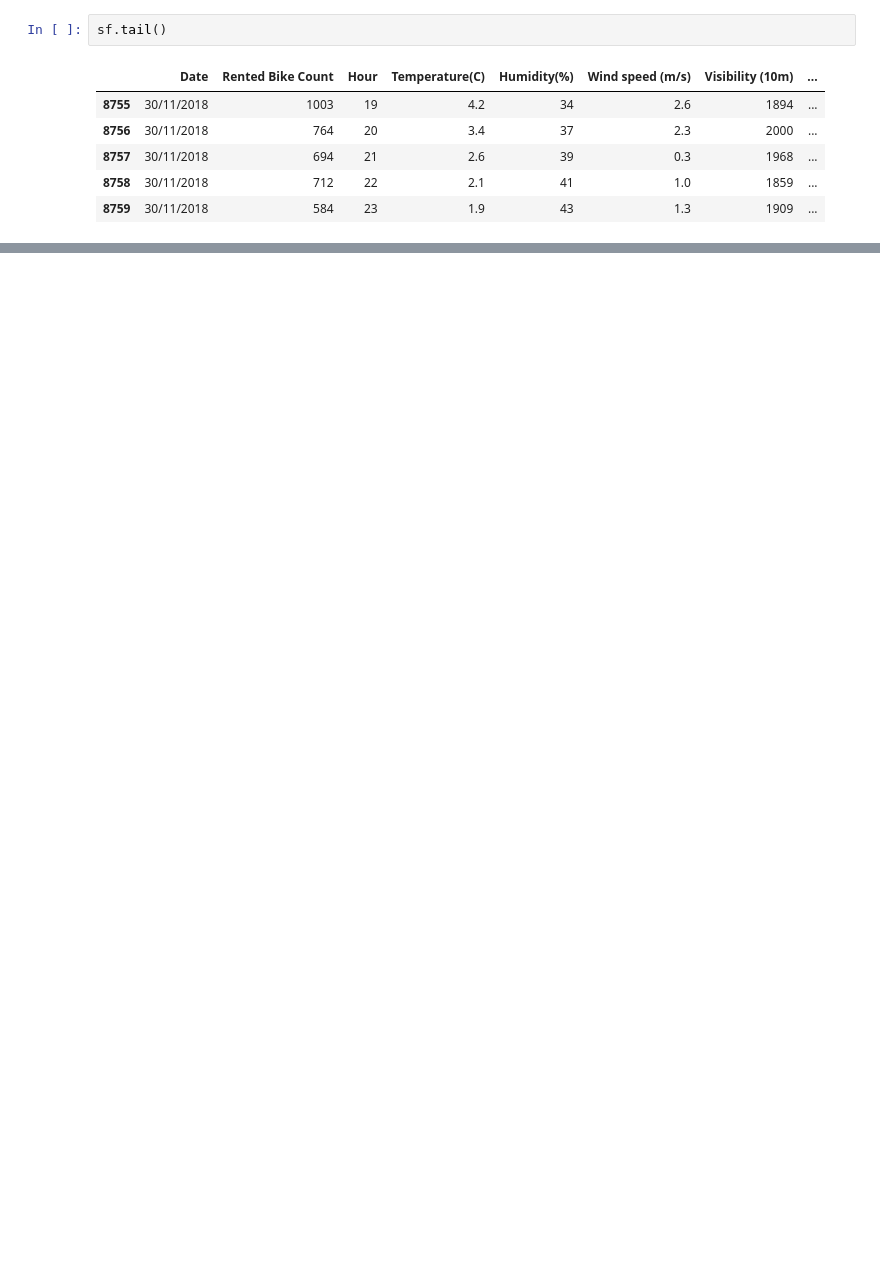
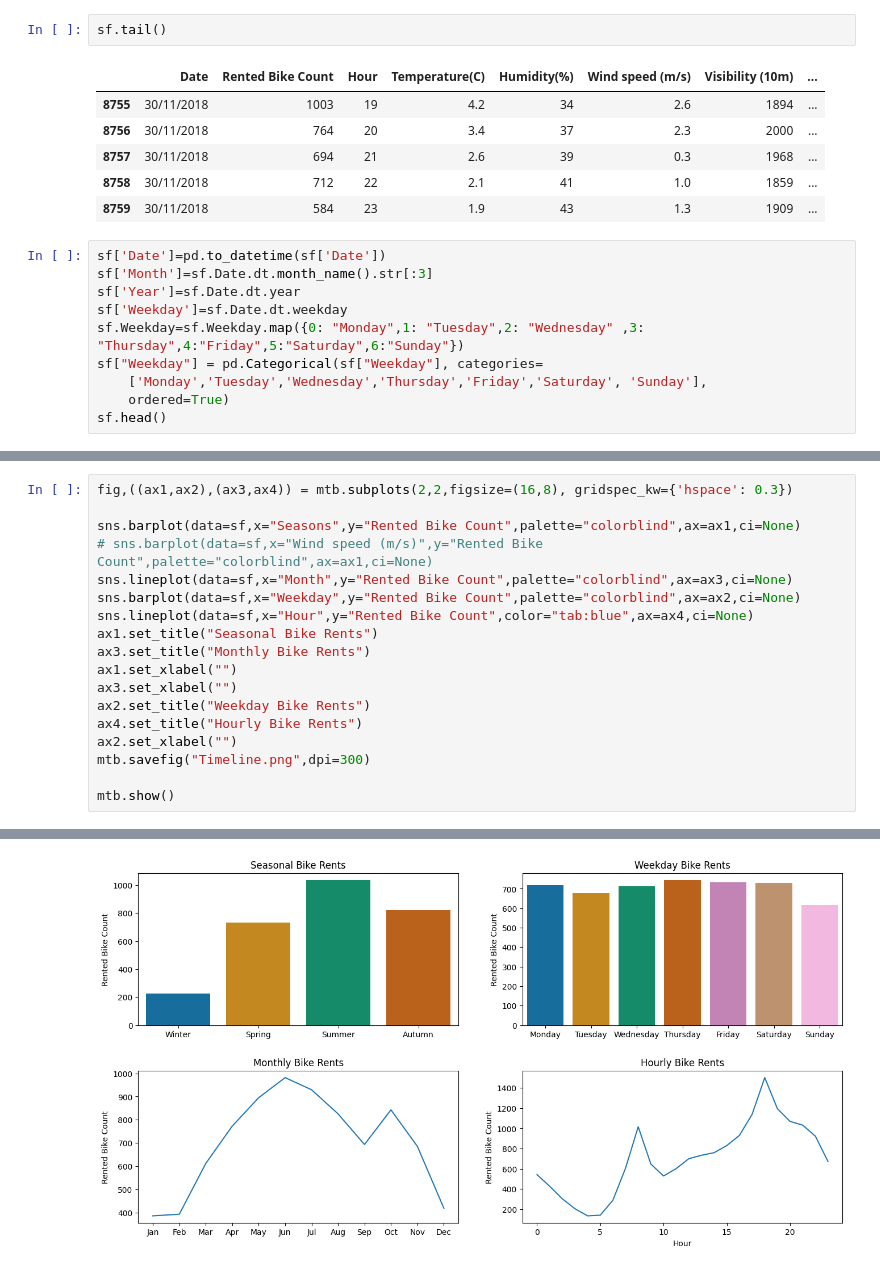
Before and after one commit to Gaurav065/Python, a Jupyter notebook: EDA/Seol_bike_data.ipynb, the cells around one changed output, grey strips where cells are left out. Saved outputs shown, nothing was run; the diff lists cells and outputs as text; blank space fills up the shorter version.

```diff
--- a/EDA/Seol_bike_data.ipynb
+++ b/EDA/Seol_bike_data.ipynb
@@ -58,3 +52,13 @@ sf.tail()
 | 8757 | 30/11/2018 | 694 | 21 | 2.6 | 39 | 0.3 | 1968 | ... |
 | 8758 | 30/11/2018 | 712 | 22 | 2.1 | 41 | 1.0 | 1859 | ... |
 | 8759 | 30/11/2018 | 584 | 23 | 1.9 | 43 | 1.3 | 1909 | ... |
+# %%
+sf['Date']=pd.to_datetime(sf['Date'])
+sf['Month']=sf.Date.dt.month_name().str[:3]
+sf['Year']=sf.Date.dt.year
+sf['Weekday']=sf.Date.dt.weekday
+sf.Weekday=sf.Weekday.map({0: "Monday",1: "Tuesday",2: "Wednesday" ,3: "Thursday",4:"Friday",5:"Saturday",6:"Sunday"})
+sf["Weekday"] = pd.Categorical(sf["Weekday"], categories=
+    ['Monday','Tuesday','Wednesday','Thursday','Friday','Saturday', 'Sunday'],
+    ordered=True)
+sf.head()
@@ -60,0 +72,19 @@ sf.tail()
+# %%
+fig,((ax1,ax2),(ax3,ax4)) = mtb.subplots(2,2,figsize=(16,8), gridspec_kw={'hspace': 0.3})
+
+sns.barplot(data=sf,x="Seasons",y="Rented Bike Count",palette="colorblind",ax=ax1,ci=None)
+# sns.barplot(data=sf,x="Wind speed (m/s)",y="Rented Bike Count",palette="colorblind",ax=ax1,ci=None)
+sns.lineplot(data=sf,x="Month",y="Rented Bike Count",palette="colorblind",ax=ax3,ci=None)
+sns.barplot(data=sf,x="Weekday",y="Rented Bike Count",palette="colorblind",ax=ax2,ci=None)
+sns.lineplot(data=sf,x="Hour",y="Rented Bike Count",color="tab:blue",ax=ax4,ci=None)
+ax1.set_title("Seasonal Bike Rents")
+ax3.set_title("Monthly Bike Rents")
+ax1.set_xlabel("")
+ax3.set_xlabel("")
+ax2.set_title("Weekday Bike Rents")
+ax4.set_title("Hourly Bike Rents")
+ax2.set_xlabel("")
+mtb.savefig("Timeline.png",dpi=300)
+
+mtb.show()
+# %% [output]
@@ -60,0 +106 @@ sf.tail()
+[figure, added]
```
Also changed, not shown: parts of 9 cells of this notebook, 3 other files.
